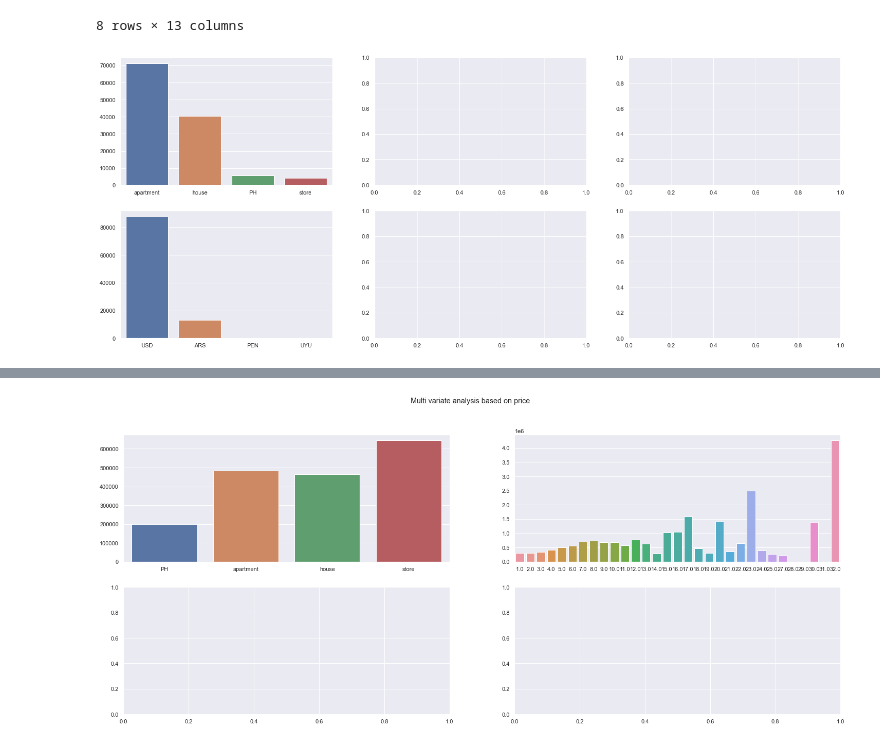
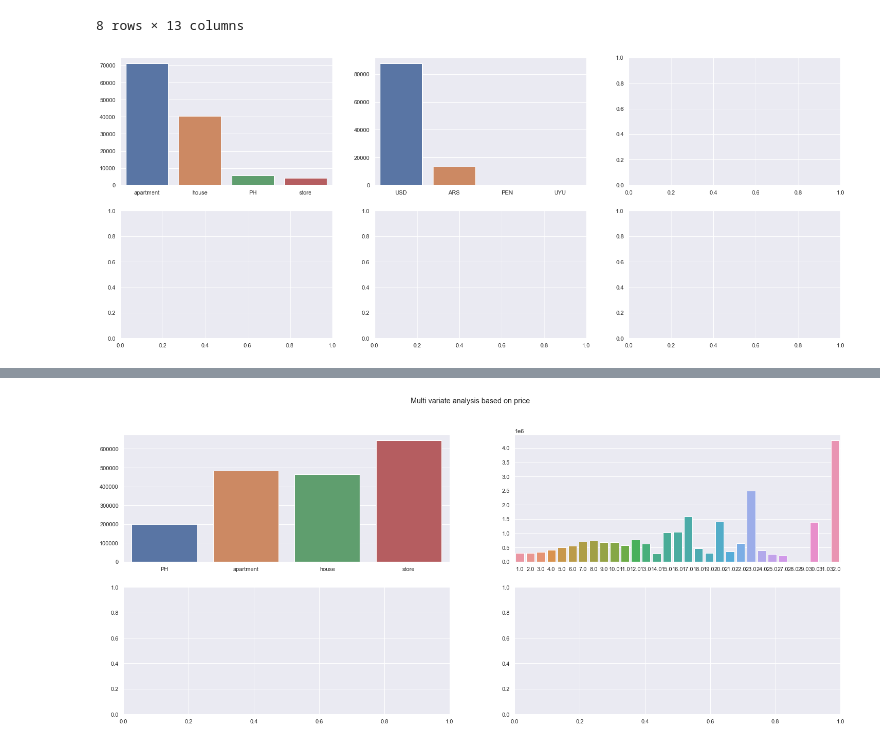
Before and after one commit to FabrizioV97/DHDS-TP1, a Jupyter notebook: Trabajo.ipynb, the cells around one changed output, grey strips where cells are left out. Cells and saved outputs as stored; diff of their text form; code cells hidden in the pictures.

```diff
--- a/Trabajo.ipynb
+++ b/Trabajo.ipynb
@@ -254,34 +254,37 @@ other_df.describe()
 8 rows × 13 columns
 # %%
 column_list = [column for column in df.columns if len(df[column].value_counts().index)>1 and len(df[column].value_counts().index)<=25]
-column_list
 
-df = other_df[column_list]
+
+df = df[column_list]
 
 
 if df.shape[1] % 3 != 0:
     rows = round(df.shape[1] / 3) + 1
+    # if df.shape[1] < 3:
+    #     rows = 1
 else:
     rows = df.shape[1] / 3
 
 
 fig, axes = plt.subplots(rows,3, figsize=(25, 10))
 
 
 col_iter = 0
 row_iter = 0
 for column in df.columns:
     col_loc = df.columns.get_loc(column)
 
-    sn.barplot(x=df[column].value_counts().index, y=df[column].value_counts().values, ax=axes[row_iter, col_iter])
+    sn.barplot(x=df[column].value_counts().index, y=df[column].value_counts().values, ax=axes[col_iter, row_iter])
+
 
     if col_loc % 3 == 0:
         col_iter = 0
         row_iter += 1
     else:
         col_iter += 1
 # %% [output]
-[figure, old version]
+[figure, new version]
 # %%
 def constant_check(dataframe):
     if isinstance(dataframe, pd.DataFrame) is True:
```
Also changed, not shown: parts of 1 cell of this notebook.
